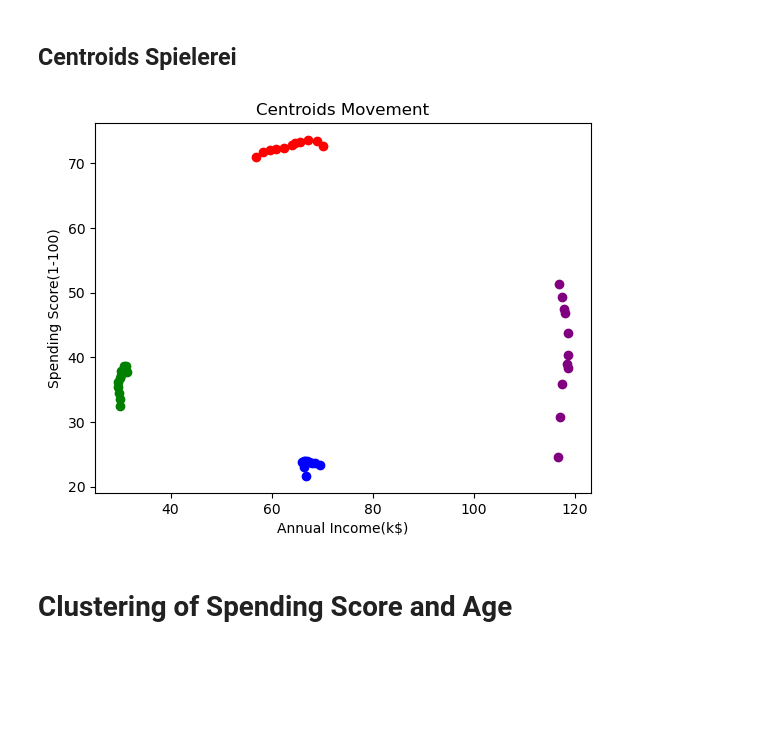
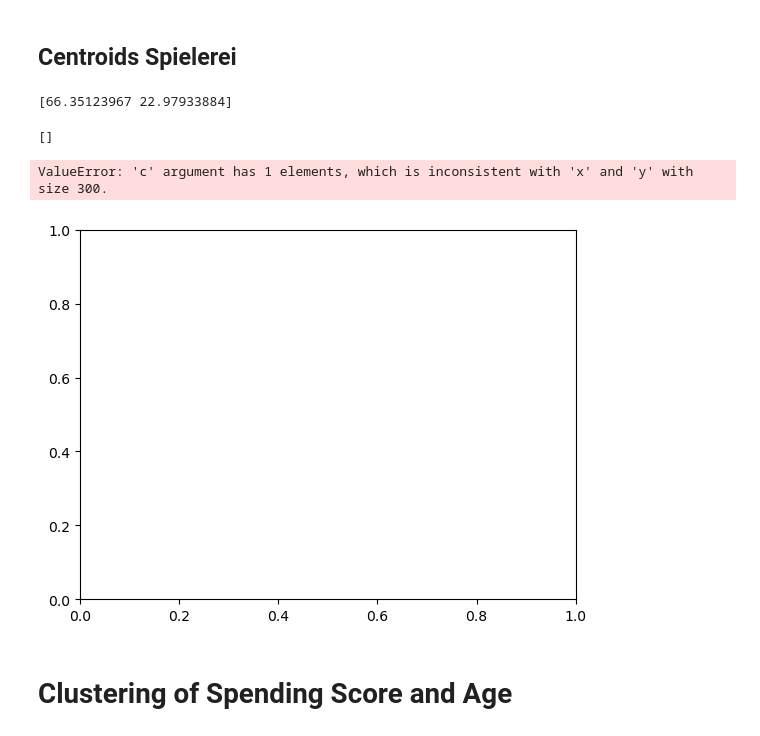
Before and after one commit to DavidC0011/MiniTermProject, a Jupyter notebook: MiniTermProject_KMeans.ipynb, the cells around one changed output. Drawn from its saved outputs; the diff is of its cells as text; code cells hidden in the pictures; blank space fills up the shorter version.

Commit message:
Centroids Spas

```diff
--- a/MiniTermProject_KMeans.ipynb
+++ b/MiniTermProject_KMeans.ipynb
@@ -108,9 +108,9 @@ X = df.iloc[:, [3,4]].values
 X[0:4]
 
 
-iterations = 11
+iterations = 300
 centroids = None
-
+arr = []
 for i in range(iterations):
     kmeans = KMeans(
         max_iter=1,
@@ -120,27 +120,42 @@ for i in range(iterations):
         random_state=0)
     kmeans.fit(X)
     centroids = kmeans.cluster_centers_
-    print(f'iter: {i} - first: {centroids[0]}, second: {centroids[1]}, third: {centroids[2]}, forth: {centroids[3]} ')
+    arr.append(centroids)
+
+    #print(f'iter: {i} - first: {centroids[0]}, second: {centroids[1]}, third: {centroids[2]}, forth: {centroids[3]} ')
+# %% [output]
+[66.35123967 22.97933884]
 # %%
 import matplotlib.pyplot as plt
 
 first = [[70.15116279, 72.68023256], [69.03536977, 73.47909968], [67.16498316, 73.60942761], [65.6295082, 73.32459016], [64.66881029, 73.19935691], [63.92675159, 72.88853503], [62.47151899, 72.41139241], [60.8044164, 72.17981073], [59.74461538, 71.98461538], [58.26969697, 71.78484848], [56.91445428, 70.97640118]]
 second = [[66.73362445, 21.65502183], [66.35123967, 22.97933884], [65.90196078, 23.74509804], [66.35471698, 23.81509434], [66.38867925, 23.89811321], [66.50187266, 24.02247191], [66.98161765, 24.02941176], [67.47272727, 23.77090909], [67.95185185, 23.7], [68.55390335, 23.64684015], [69.46946565, 23.34732824]]
 third = [[31.37793427, 37.78873239], [31.0744186, 38.7], [30.68408551, 38.66745843], [30.2635468, 37.83004926], [30.09798995, 37.18341709], [29.89030612, 36.76020408], [29.58746736, 36.10966057], [29.50133333, 35.464], [29.7277628, 34.50134771], [29.96438356, 33.52328767], [30.08055556, 32.51944444]]
 forth = [[116.75903614, 24.65060241], [117.0, 30.81818182], [117.44036697, 35.86238532], [118.71698113, 38.40566038], [118.40740741, 38.96296296], [118.58715596, 40.31192661], [118.73873874, 43.75675676], [118.07826087, 46.85217391], [117.92241379, 47.50862069], [117.5, 49.31355932], [116.92561983, 51.40495868]]
 
 colors = ['red', 'blue', 'green', 'purple']
+arr1x=[]
+arr1y=[]
 
-for i, data in enumerate([first, second, third, forth]):
-    x, y = zip(*data)
-    plt.scatter(x, y, c=colors[i])
-
+print(arr1x)
+for i in range(len(arr)):
+    arr1x.append(arr[i][1][0])
+    arr1y.append(arr[i][1][1])
+    #for k in range(len(arr[0])):
+        #plt.scatter(arr[i][k][0], arr[i][k][1], zorder=10, c=colors[k])
+plt.scatter(X[y_kmeans==0, 0], X[y_kmeans==0, 1], s=40, marker="2", c='purple', label ='Cluster 1')
+plt.scatter(X[y_kmeans==1, 0], X[y_kmeans==1, 1], s=40, marker="2", c='green', label ='Cluster 2')
+plt.scatter(X[y_kmeans==2, 0], X[y_kmeans==2, 1], s=40, marker="2", c='blue', label ='Cluster 3')
+plt.scatter(X[y_kmeans==3, 0], X[y_kmeans==3, 1], s=40, marker="2", c='orange', label ='Cluster 4')
 plt.title('Centroids Movement')
 plt.xlabel('Annual Income(k$)')
 plt.ylabel('Spending Score(1-100)')
+plt.legend()
 plt.show()
 # %% [output]
+[]
+ValueError: 'c' argument has 1 elements, which is inconsistent with 'x' and 'y' with size 300.
-[figure, old version]
+[figure, new version]
 # %% [markdown]
 # Clustering of Spending Score and Age
 # %%
```
Also changed, not shown: parts of 2 cells of this notebook.
